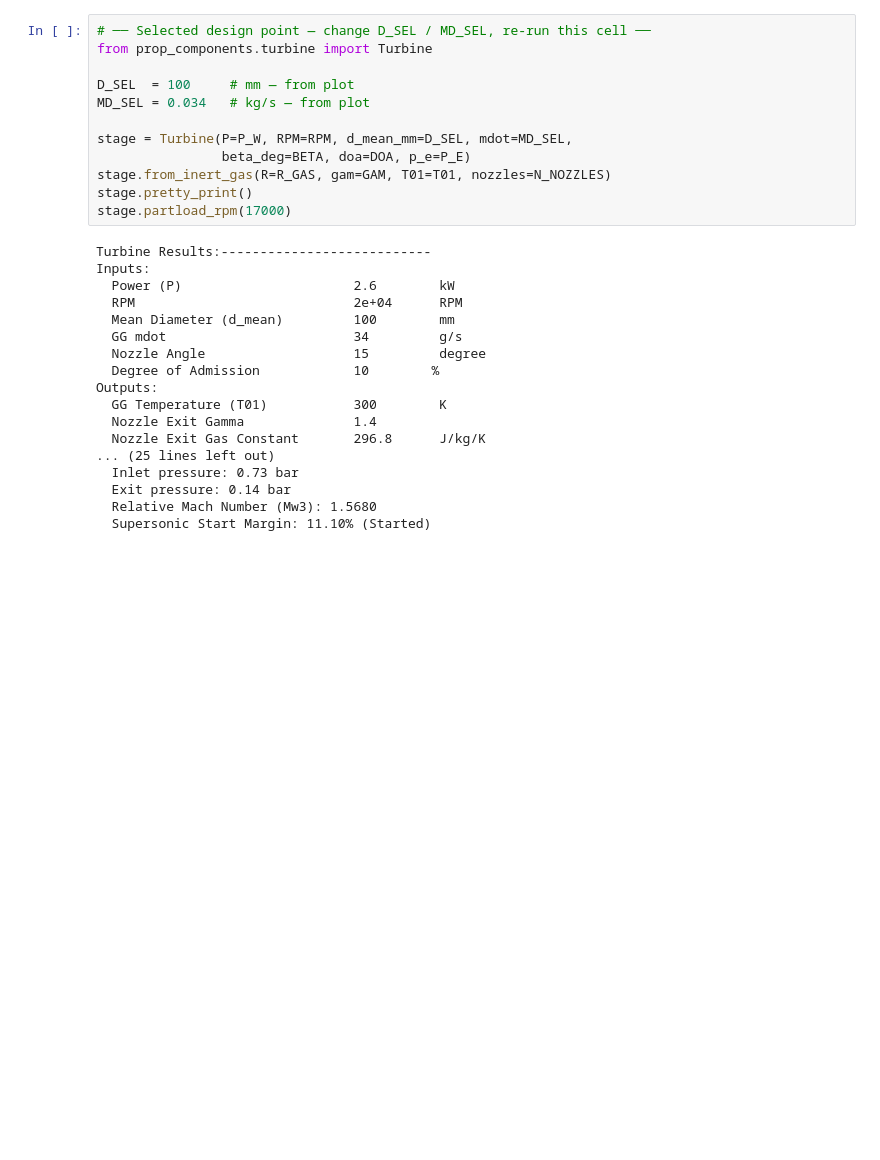
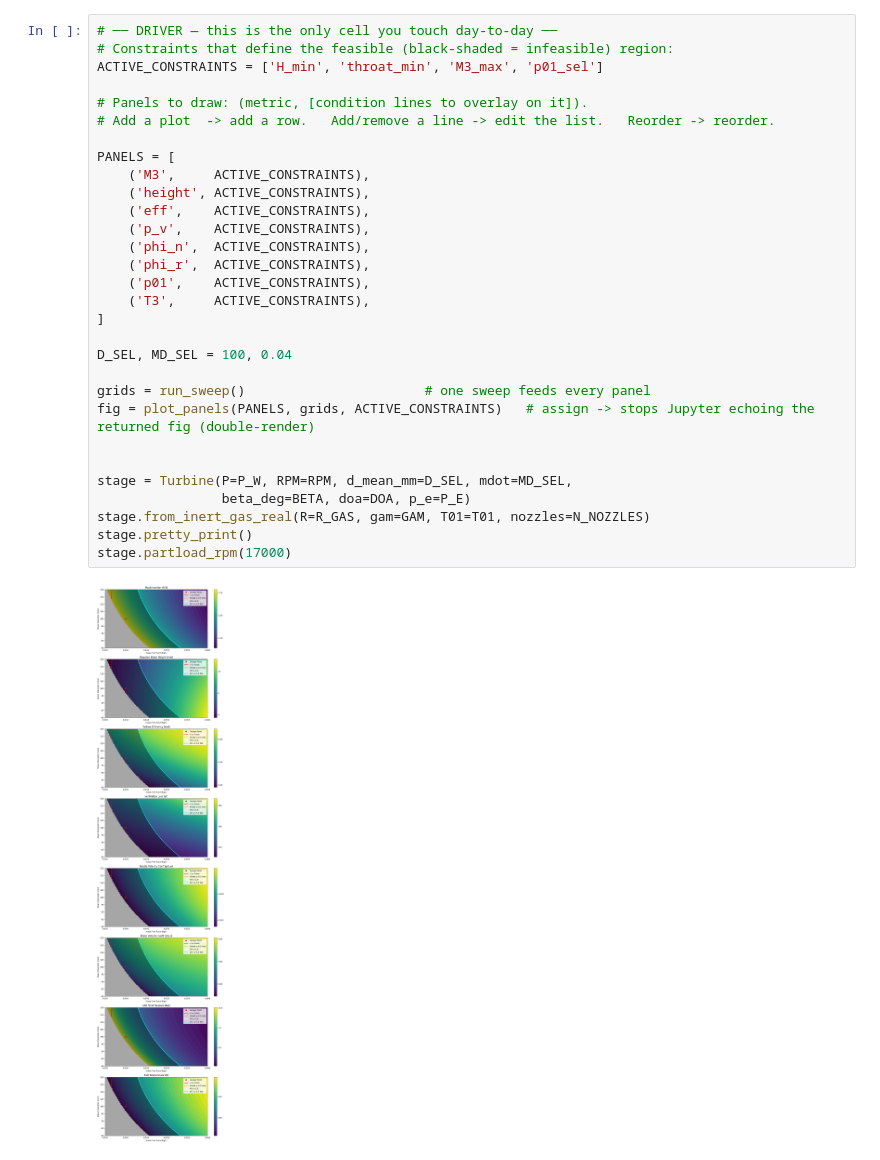
Before and after one commit to LpHiX/FYPTurbine, a Jupyter notebook: turbinesizer.ipynb, the cells around one changed output. Drawn from its saved outputs; the diff is of its cells as text; blank space fills up the shorter version.

Commit message:
added efficiency and better graphs

```diff
--- a/turbinesizer.ipynb
+++ b/turbinesizer.ipynb
@@ -128,30 +137,32 @@ plt.show()
-# %%
-# ── Selected design point — change D_SEL / MD_SEL, re-run this cell ──
-from prop_components.turbine import Turbine
-
-D_SEL  = 100     # mm — from plot
-MD_SEL = 0.034   # kg/s — from plot
-
-stage = Turbine(P=P_W, RPM=RPM, d_mean_mm=D_SEL, mdot=MD_SEL,
-                beta_deg=BETA, doa=DOA, p_e=P_E)
-stage.from_inert_gas(R=R_GAS, gam=GAM, T01=T01, nozzles=N_NOZZLES)
-stage.pretty_print()
-stage.partload_rpm(17000)
-# %% [output]
-Turbine Results:---------------------------
-Inputs:
-  Power (P)                      2.6        kW
-  RPM                            2e+04      RPM
-  Mean Diameter (d_mean)         100        mm
-  GG mdot                        34         g/s
-  Nozzle Angle                   15         degree
-  Degree of Admission            10        %
-Outputs:
-  GG Temperature (T01)           300        K
-  Nozzle Exit Gamma              1.4
-  Nozzle Exit Gas Constant       296.8      J/kg/K
-... (25 lines left out)
-  Inlet pressure: 0.73 bar
-  Exit pressure: 0.14 bar
-  Relative Mach Number (Mw3): 1.5680
-  Supersonic Start Margin: 11.10% (Started)
+# %%
+# ── DRIVER — this is the only cell you touch day-to-day ──
+# Constraints that define the feasible (black-shaded = infeasible) region:
+ACTIVE_CONSTRAINTS = ['H_min', 'throat_min', 'M3_max', 'p01_sel']
+
+# Panels to draw: (metric, [condition lines to overlay on it]).
+# Add a plot  -> add a row.   Add/remove a line -> edit the list.   Reorder -> reorder.
+
+PANELS = [
+    ('M3',     ACTIVE_CONSTRAINTS),
+    ('height', ACTIVE_CONSTRAINTS),
+    ('eff',    ACTIVE_CONSTRAINTS),
+    ('p_v',    ACTIVE_CONSTRAINTS),
+    ('phi_n',  ACTIVE_CONSTRAINTS),
+    ('phi_r',  ACTIVE_CONSTRAINTS),
+    ('p01',    ACTIVE_CONSTRAINTS),
+    ('T3',     ACTIVE_CONSTRAINTS),
+]
+
+D_SEL, MD_SEL = 100, 0.04
+
+grids = run_sweep()                       # one sweep feeds every panel
+fig = plot_panels(PANELS, grids, ACTIVE_CONSTRAINTS)   # assign -> stops Jupyter echoing the returned fig (double-render)
+
+
+stage = Turbine(P=P_W, RPM=RPM, d_mean_mm=D_SEL, mdot=MD_SEL,
+                beta_deg=BETA, doa=DOA, p_e=P_E)
+stage.from_inert_gas_real(R=R_GAS, gam=GAM, T01=T01, nozzles=N_NOZZLES)
+stage.pretty_print()
+stage.partload_rpm(17000)
+# %% [output]
+[figure, added]
```
Also changed, not shown: parts of 3 cells of this notebook, 3 other files.
